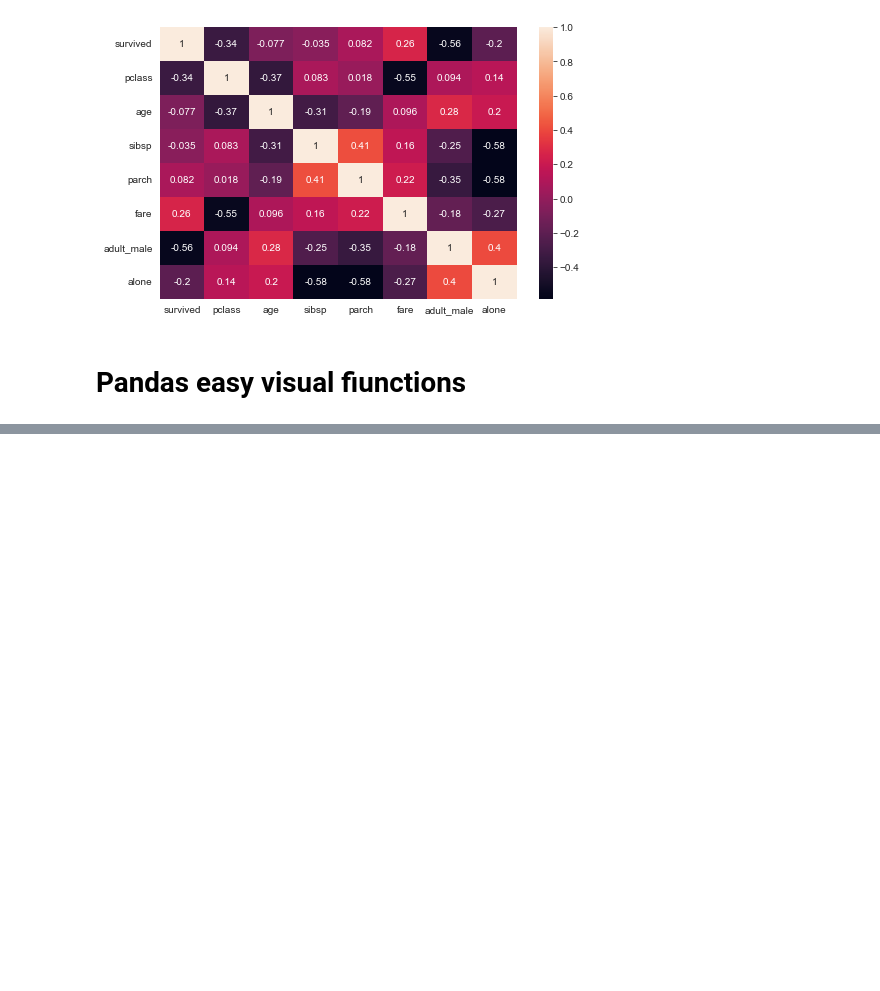
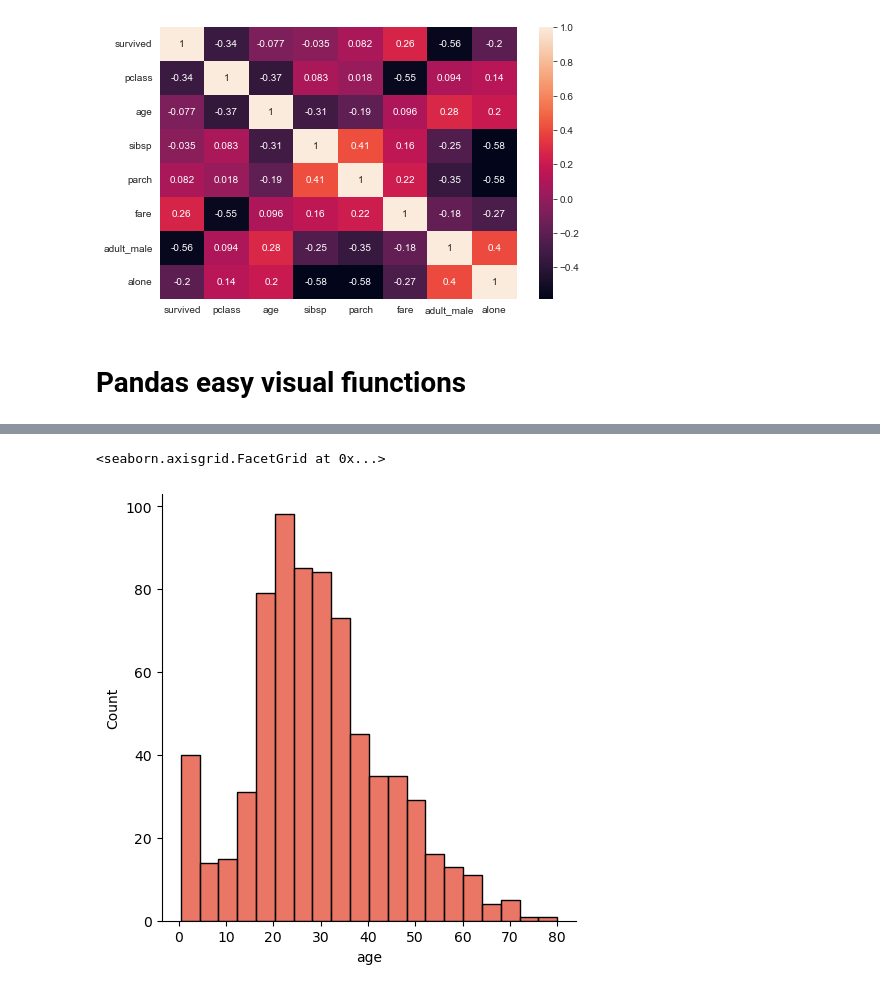
Before and after one commit to MLB-95/IH_LABS, a Jupyter notebook: LABS/week2/Matplotlib_Seaborn_Complete.ipynb, the cells around one changed output, grey strips where cells are left out. Cells and saved outputs as stored; diff of their text form; code cells hidden in the pictures; blank space fills up the shorter version.

```diff
--- a/LABS/week2/Matplotlib_Seaborn_Complete.ipynb
+++ b/LABS/week2/Matplotlib_Seaborn_Complete.ipynb
@@ -440,0 +418,5 @@ array([[<AxesSubplot:title={'center':'survived'}>,
+# %%
+sns.displot(titanic['age'])
+# %% [output]
+<seaborn.axisgrid.FacetGrid at 0x...>
+[figure, added]
```
Also changed, not shown: parts of 4 cells of this notebook.
